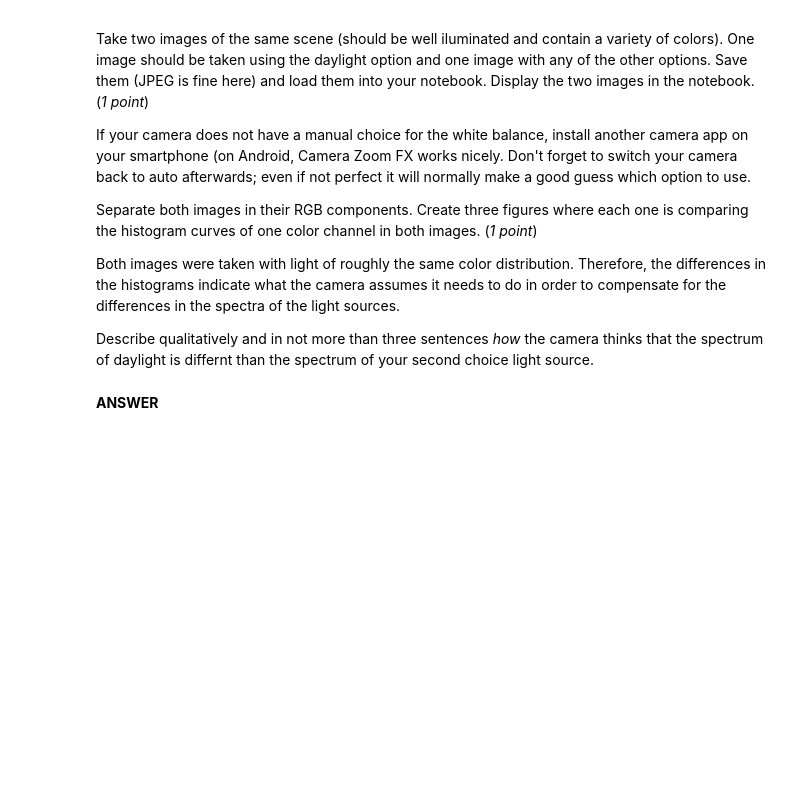
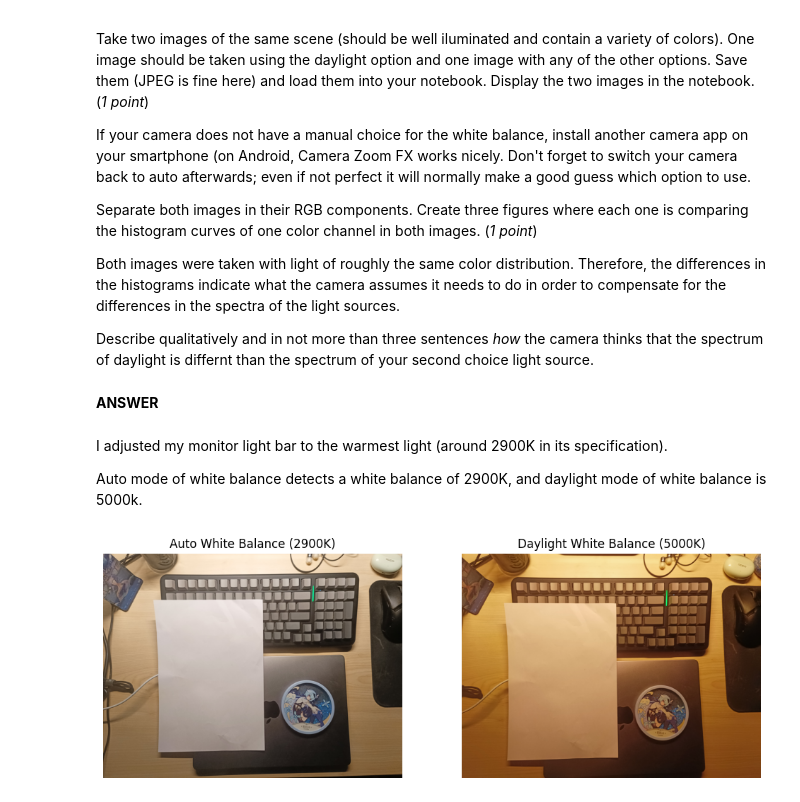
Before and after one commit to lywlywly/cs-302, a Jupyter notebook: hw1/Homework_1.ipynb, the cells around one changed output. Saved outputs shown, nothing was run; the diff lists cells and outputs as text; code cells hidden in the pictures; blank space fills up the shorter version.

```diff
--- a/hw1/Homework_1.ipynb
+++ b/hw1/Homework_1.ipynb
@@ -173,3 +211,25 @@ Both images were taken with light of roughly the same color distribution. Theref
 Describe qualitatively and in not more than three sentences *how* the camera thinks that the spectrum of daylight is differnt than the spectrum of your second choice light source.
 # %% [markdown]
 **ANSWER**
+# %% [markdown]
+I adjusted my monitor light bar to the warmest light (around 2900K in its specification).
+
+Auto mode of white balance detects a white balance of 2900K, and daylight mode of white balance is 5000k.
+# %%
+auto_wb_bgr = cv2.imread("auto_wb.jpg")
+rgb_img_rgb = cv2.cvtColor(auto_wb_bgr, cv2.COLOR_BGR2RGB)
+daylight_wb_bgr = cv2.imread("daylight_wb.jpg")
+daylight_img_rgb = cv2.cvtColor(daylight_wb_bgr, cv2.COLOR_BGR2RGB)
+
+fig, axes = plt.subplots(1, 2, figsize=(12, 6))
+
+axes[0].imshow(rgb_img_rgb)
+axes[0].axis("off")
+axes[0].title.set_text("Auto White Balance (2900K)")
+axes[1].imshow(daylight_img_rgb)
+axes[1].axis("off")
+axes[1].title.set_text("Daylight White Balance (5000K)")
+
+plt.show()
+# %% [output]
+[figure, added]
```
Also changed, not shown: parts of 14 cells of this notebook, 2 other files.
